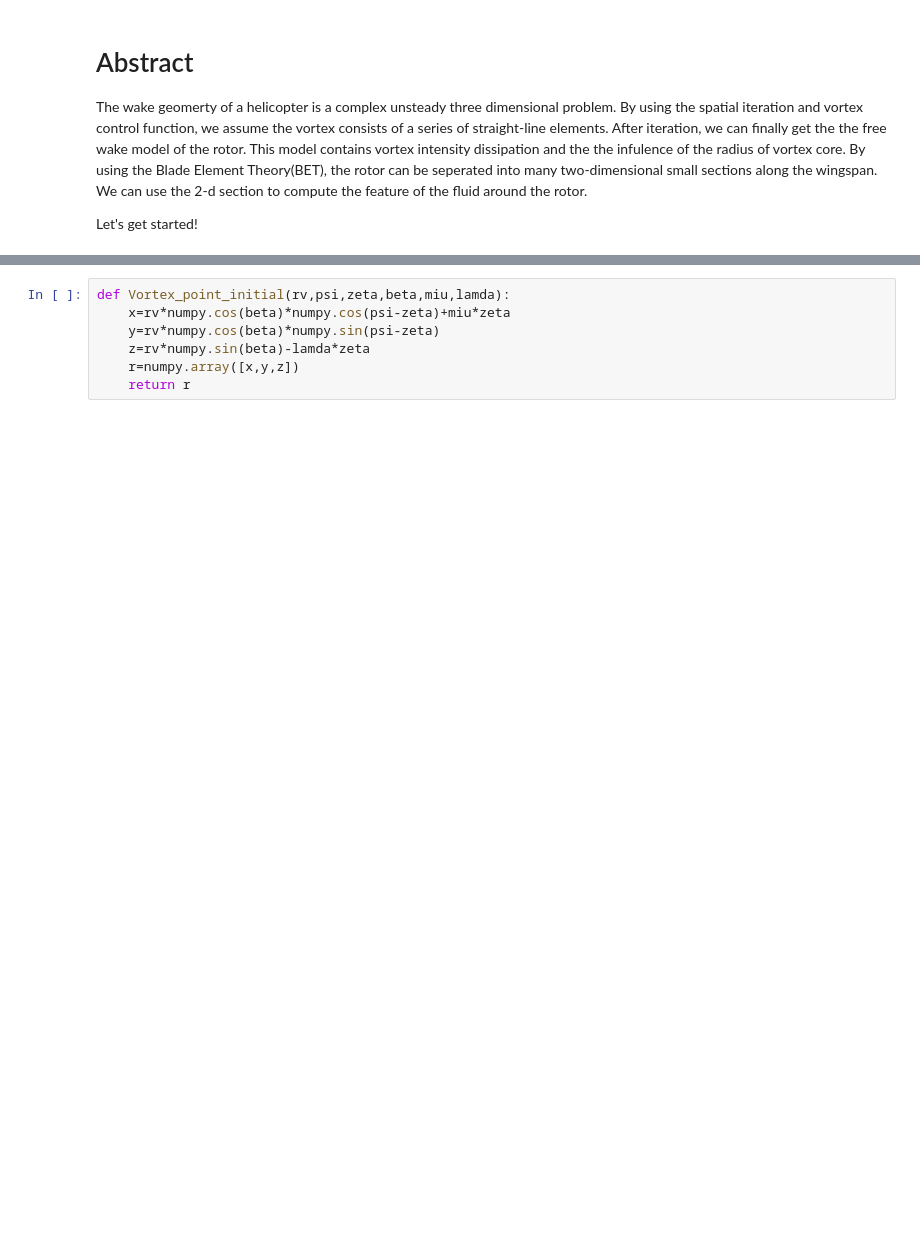
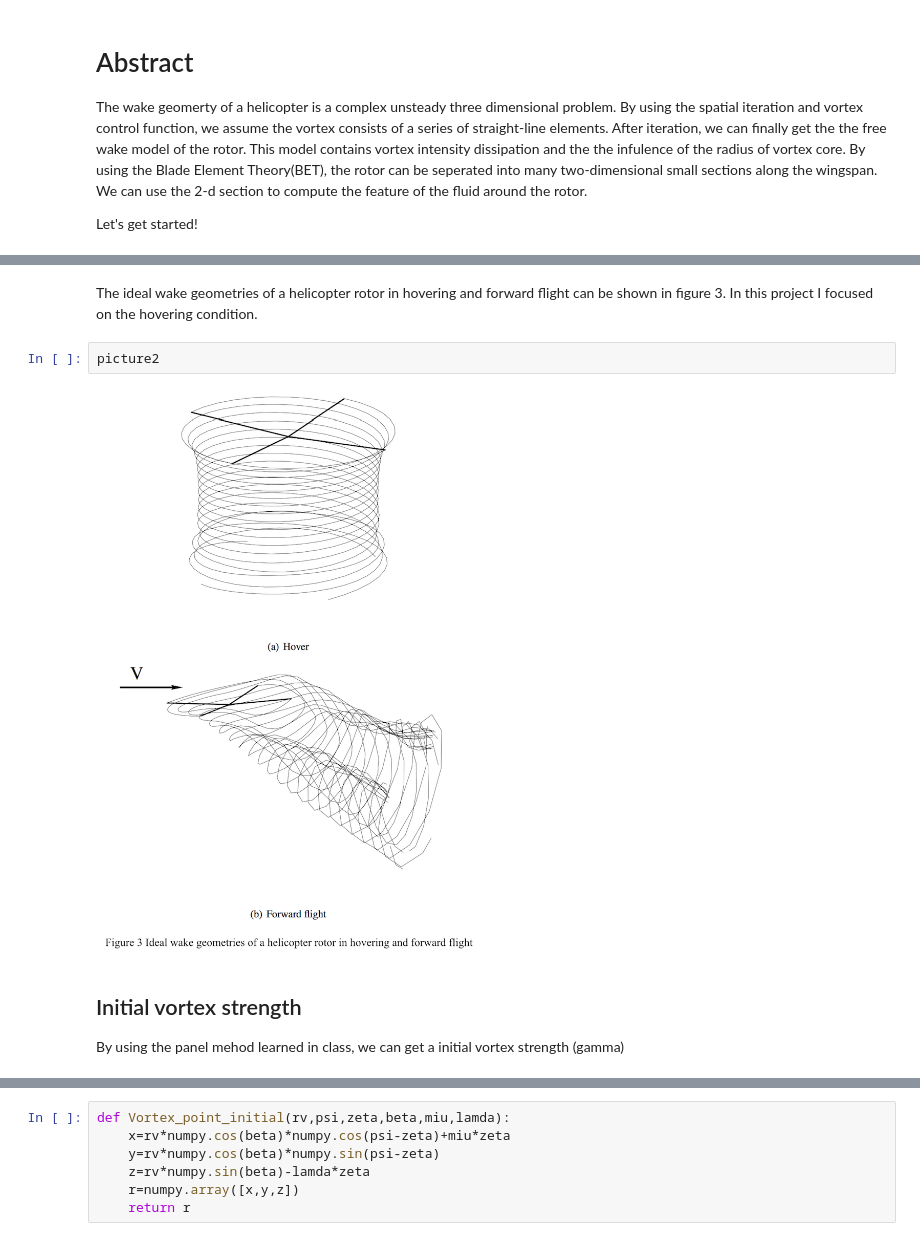
Before and after one commit to barbagroup/AeroPython-studentprojects2017, a Jupyter notebook: zewang/project.ipynb, the cells around one changed output, grey strips where cells are left out. Cells and saved outputs as stored; diff of their text form; blank space fills up the shorter version.

Commit message:
the final project

```diff
--- a/zewang/project.ipynb
+++ b/zewang/project.ipynb
@@ -66,3 +79,12 @@ figure2=Image(filename='figure2.png')
+# %% [markdown]
+The ideal wake geometries of a helicopter rotor in hovering and forward flight can be shown in figure 3. In this project I focused on the hovering condition.
+# %%
+picture2
+# %% [output]
+[figure, added]
+# %% [markdown]
+## Initial vortex strength
+By using the panel mehod learned in class, we can get a initial vortex strength (gamma)
 # %%
 # defining class Panel with info on one panel
 class Panel:
```
Also changed, not shown: parts of 26 cells of this notebook.
